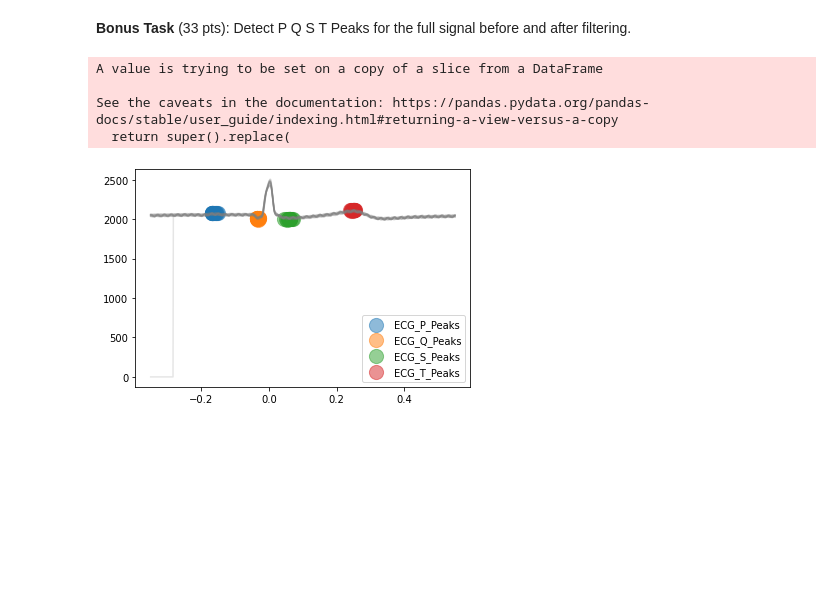
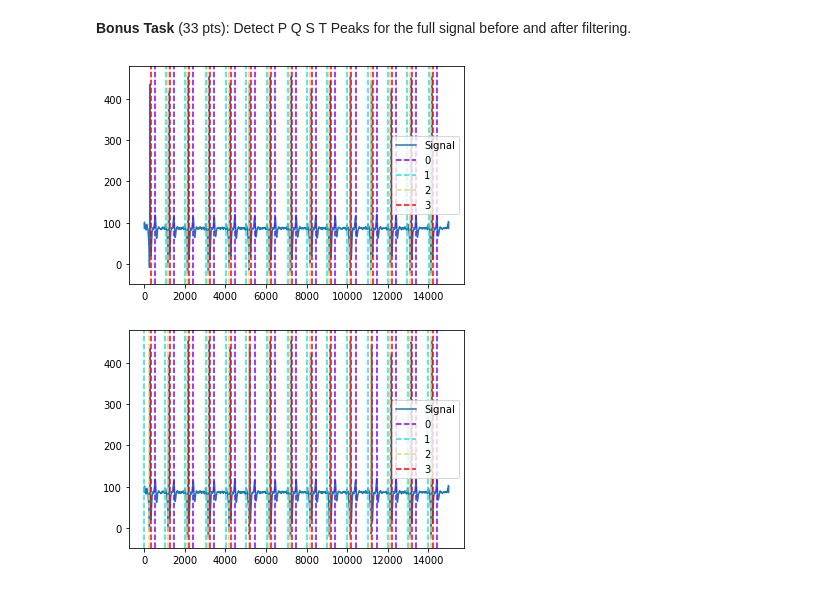
Before and after one commit to bostongfx/cs666student_2023, a Jupyter notebook: Copy_of_CS666_Assignment_1.ipynb, the cells around one changed output. Drawn from its saved outputs; the diff is of its cells as text; code cells hidden in the pictures; blank space fills up the shorter version.

```diff
--- a/Copy_of_CS666_Assignment_1.ipynb
+++ b/Copy_of_CS666_Assignment_1.ipynb
@@ -209,16 +240,25 @@ See the caveats in the documentation: https://pandas.pydata.org/pandas-docs/stab
 **Bonus Task** (33 pts): Detect P Q S T Peaks for the full signal before and after filtering.
 # %%
 # TODO As above use the nk.ecg_delineate function to detect peaks for the whole signal
+# Detect P Q S T Peaks for the full signal before filtering
 
-_, waves_peak = nk.ecg_delineate(signal,
-                                 rPeaks,
-                                 sampling_rate=SAMPLING_RATE,
-                                 method="peak",
-                                 show=True,
-                                 show_type='peaks')
+
+_, waves_peak = nk.ecg_delineate(signal, rPeaks, sampling_rate=SAMPLING_RATE, method="peak")
+
+plot = nk.events_plot([waves_peak['ECG_T_Peaks'][:],
+                       waves_peak['ECG_P_Peaks'][:],
+                       waves_peak['ECG_Q_Peaks'][:],
+                       waves_peak['ECG_S_Peaks'][:]], ecgout[1][:])
 # %% [output]
-A value is trying to be set on a copy of a slice from a DataFrame
-
-See the caveats in the documentation: https://pandas.pydata.org/pandas-docs/stable/user_guide/indexing.html#returning-a-view-versus-a-copy
-  return super().replace(
-[figure, old version]
+[figure, new version]
+# %%
+# Detect P Q S T Peaks for the full signal after filtering (using filtered signal from BioSPPY)
+
+_, waves_peak = nk.ecg_delineate(ecgout[1], rPeaks, sampling_rate=SAMPLING_RATE, method="peak")
+
+plot = nk.events_plot([waves_peak['ECG_T_Peaks'][:],
+                       waves_peak['ECG_P_Peaks'][:],
+                       waves_peak['ECG_Q_Peaks'][:],
+                       waves_peak['ECG_S_Peaks'][:]], ecgout[1][:])
+# %% [output]
+[figure, added]
```
Also changed, not shown: parts of 36 cells of this notebook.
